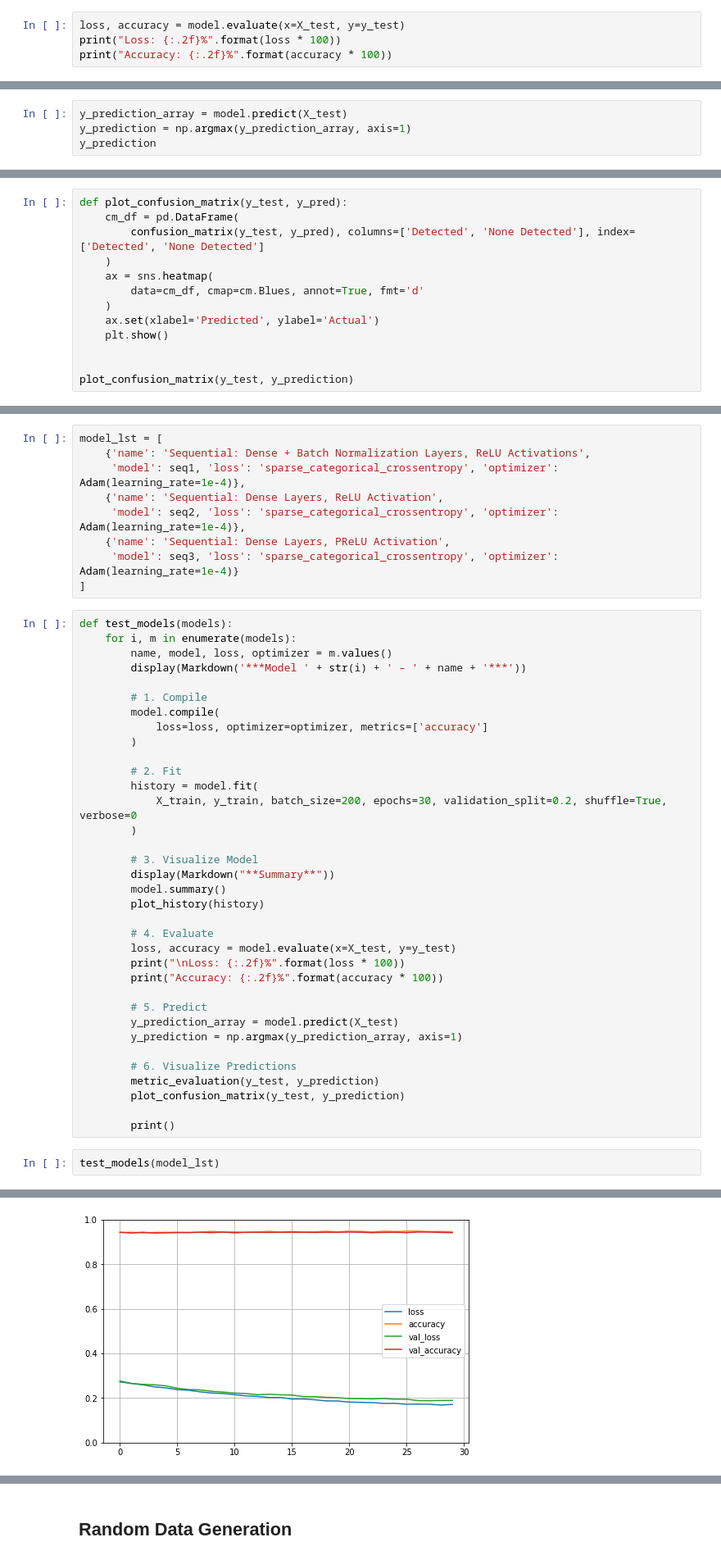
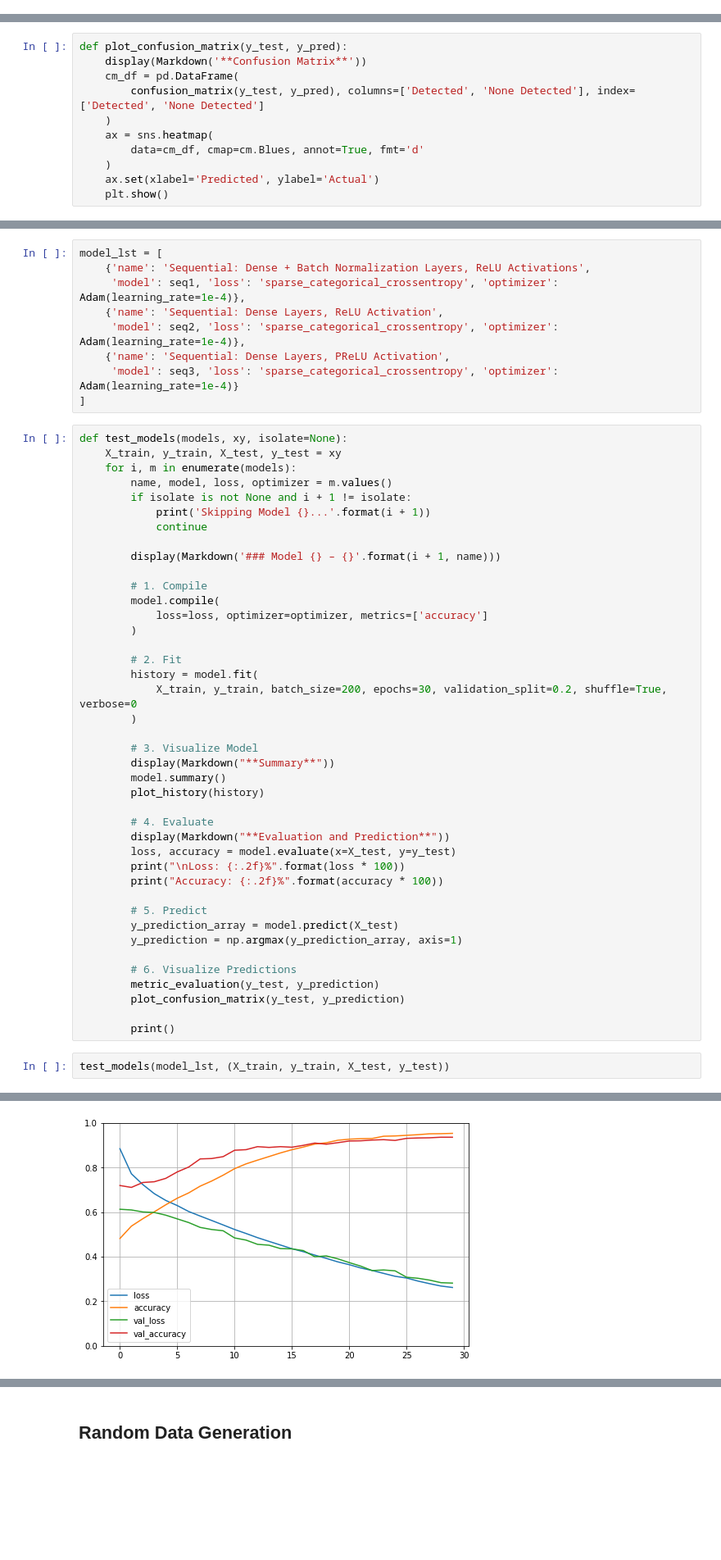
Before and after one commit to iainmuir6/Machine-Learning-with-Coronavirus-Data, a Jupyter notebook: ml_covid_research.ipynb, the cells around one changed output, grey strips where cells are left out. Shown at 82% size. Cells and saved outputs as stored; diff of their text form; blank space fills up the shorter version.

Commit message:
Models on new data, function organization

```diff
--- a/ml_covid_research.ipynb
+++ b/ml_covid_research.ipynb
@@ -768,4 +716,0 @@ plot_history(history)
-# %%
-loss, accuracy = model.evaluate(x=X_test, y=y_test)
-print("Loss: {:.2f}%".format(loss * 100))
-print("Accuracy: {:.2f}%".format(accuracy * 100))
@@ -776,4 +716,0 @@ Accuracy: 90.38%
-# %%
-y_prediction_array = model.predict(X_test)
-y_prediction = np.argmax(y_prediction_array, axis=1)
-y_prediction
@@ -802,5 +726,6 @@ Confusion Matrix:
 # %%
 def plot_confusion_matrix(y_test, y_pred):
+    display(Markdown('**Confusion Matrix**'))
     cm_df = pd.DataFrame(
         confusion_matrix(y_test, y_pred), columns=['Detected', 'None Detected'], index=['Detected', 'None Detected']
     )
@@ -809,6 +734,3 @@ def plot_confusion_matrix(y_test, y_pred):
     )
     ax.set(xlabel='Predicted', ylabel='Actual')
     plt.show()
-
-
-plot_confusion_matrix(y_test, y_prediction)
@@ -826,10 +746,15 @@ model_lst = [
      'model': seq3, 'loss': 'sparse_categorical_crossentropy', 'optimizer': Adam(learning_rate=1e-4)}
 ]
 # %%
-def test_models(models):
+def test_models(models, xy, isolate=None):
+    X_train, y_train, X_test, y_test = xy
     for i, m in enumerate(models):
         name, model, loss, optimizer = m.values()
-        display(Markdown('***Model ' + str(i) + ' – ' + name + '***'))
+        if isolate is not None and i + 1 != isolate:
+            print('Skipping Model {}...'.format(i + 1))
+            continue
+
+        display(Markdown('### Model {} – {}'.format(i + 1, name)))
 
         # 1. Compile
         model.compile(
@@ -847,6 +772,7 @@ def test_models(models):
         plot_history(history)
 
         # 4. Evaluate
+        display(Markdown("**Evaluation and Prediction**"))
         loss, accuracy = model.evaluate(x=X_test, y=y_test)
         print("\nLoss: {:.2f}%".format(loss * 100))
         print("Accuracy: {:.2f}%".format(accuracy * 100))
@@ -861,5 +787,5 @@ def test_models(models):
 
         print()
 # %%
-test_models(model_lst)
+test_models(model_lst, (X_train, y_train, X_test, y_test))
 # %% [output]
@@ -884 +812 @@ _________________________________________________________________
-[figure, old version]
+[figure, new version]
```
Also changed, not shown: parts of 44 cells of this notebook.
